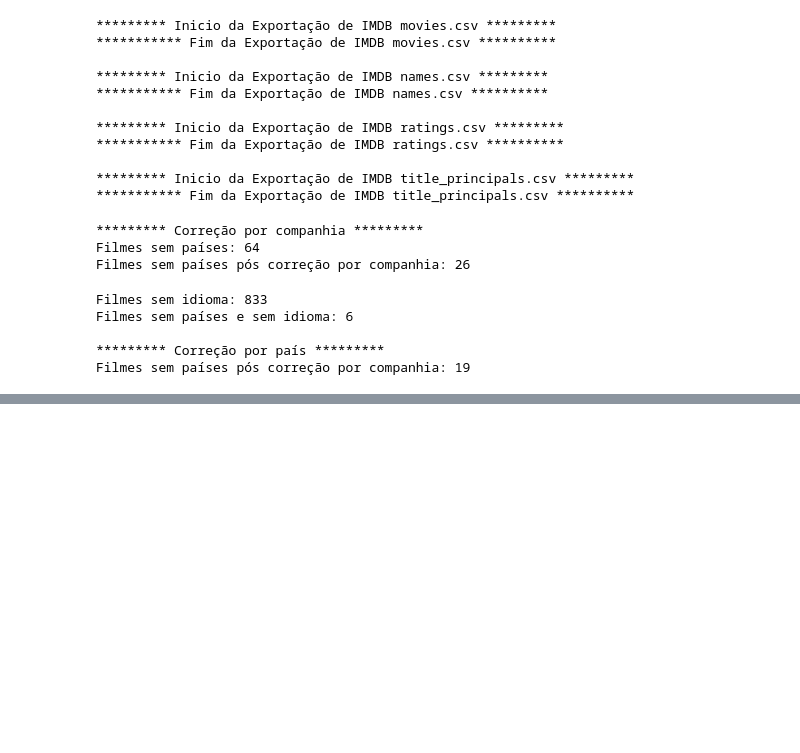
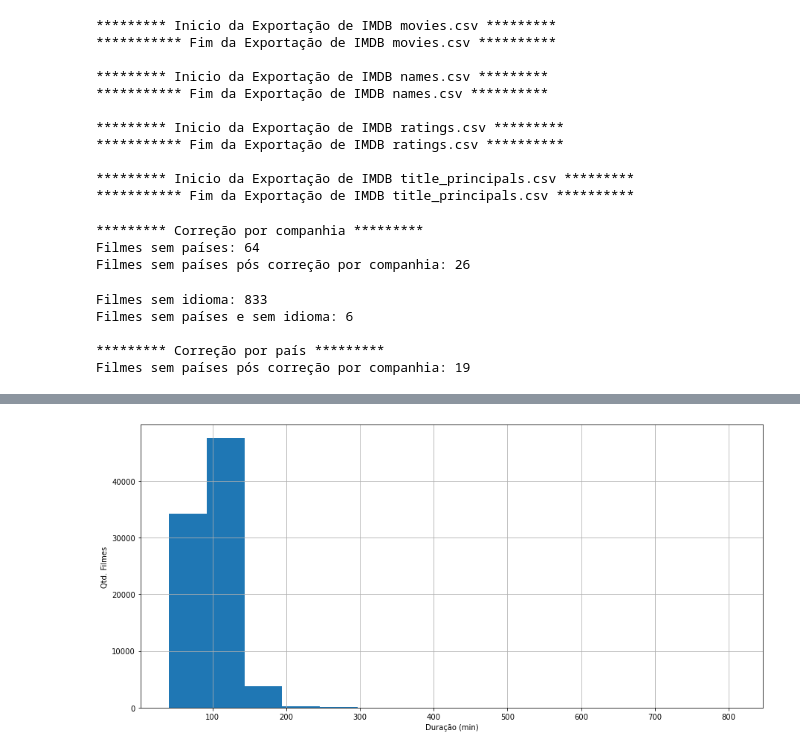
Before and after one commit to taianf/ECD-MATF37-Trabalho, a Jupyter notebook: main.ipynb, the cells around one changed output, grey strips where cells are left out. Saved outputs shown, nothing was run; the diff lists cells and outputs as text; code cells hidden in the pictures; blank space fills up the shorter version.

```diff
--- a/main.ipynb
+++ b/main.ipynb
@@ -137,0 +208,11 @@ sns.boxplot(x="decade", y="avg_vote", data=df1)
+# %%
+#Duração dos filmes
+plt.subplots(figsize=(15,7))
+plt.grid()
+#sns.histplot(data=df1,x="duration")
+plt.xlabel('Duração (min)')
+plt.ylabel('Qtd. Filmes')
+plt.hist(df1['duration'], 15, rwidth=1)
+plt.show()
+# %% [output]
+[figure, added]
```
Also changed, not shown: parts of 9 cells of this notebook.
